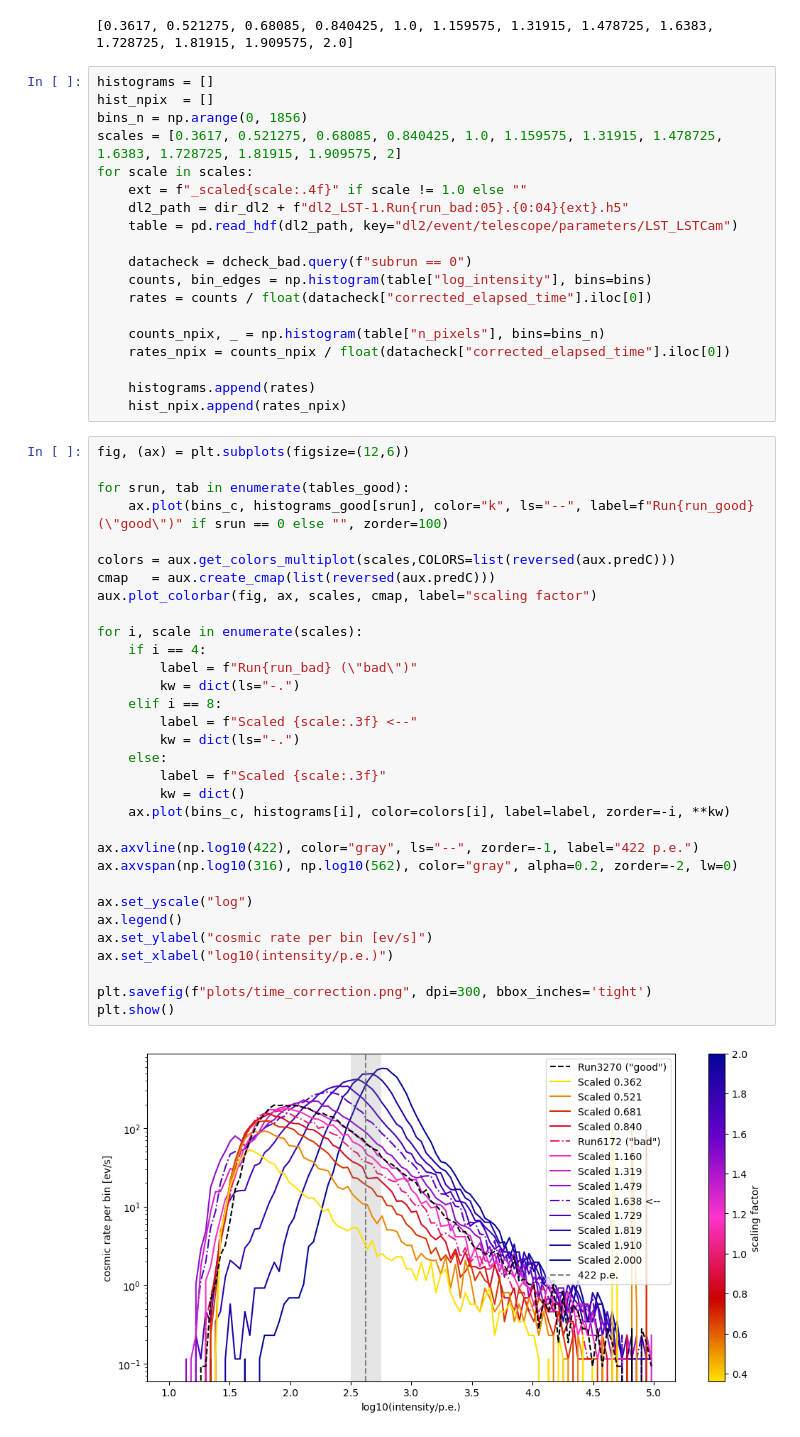
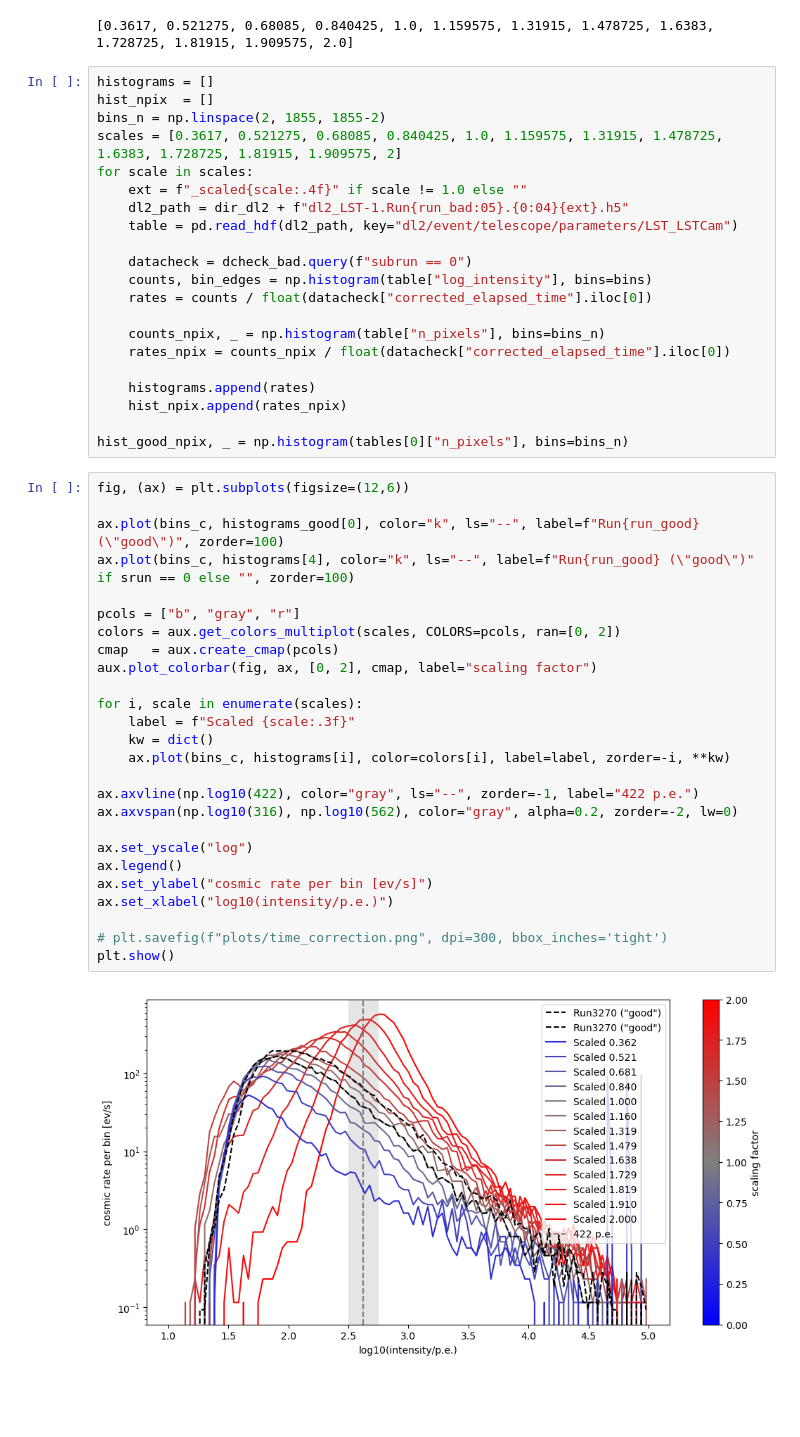
Before and after one commit to juanjq/cosmic_ray_data_correction, a Jupyter notebook: dl2_production/read_default.ipynb, the cells around one changed output. Drawn from its saved outputs; the diff is of its cells as text; blank space fills up the shorter version.

```diff
--- a/dl2_production/read_default.ipynb
+++ b/dl2_production/read_default.ipynb
@@ -149,7 +149,7 @@ print([*np.linspace(1-0.6383, 1, 5)[:-1], *np.linspace(1, 1.6383, 5),*np.linspac
 # %%
 histograms = []
 hist_npix  = []
-bins_n = np.arange(0, 1856)
+bins_n = np.linspace(2, 1855, 1855-2)
 scales = [0.3617, 0.521275, 0.68085, 0.840425, 1.0, 1.159575, 1.31915, 1.478725, 1.6383, 1.728725, 1.81915, 1.909575, 2]
 for scale in scales:
     ext = f"_scaled{scale:.4f}" if scale != 1.0 else ""
@@ -165,37 +165,33 @@ for scale in scales:
 
     histograms.append(rates)
     hist_npix.append(rates_npix)
+
+hist_good_npix, _ = np.histogram(tables[0]["n_pixels"], bins=bins_n)
 # %%
 fig, (ax) = plt.subplots(figsize=(12,6))
 
-for srun, tab in enumerate(tables_good):
-    ax.plot(bins_c, histograms_good[srun], color="k", ls="--", label=f"Run{run_good} (\"good\")" if srun == 0 else "", zorder=100)
+ax.plot(bins_c, histograms_good[0], color="k", ls="--", label=f"Run{run_good} (\"good\")", zorder=100)
+ax.plot(bins_c, histograms[4], color="k", ls="--", label=f"Run{run_good} (\"good\")" if srun == 0 else "", zorder=100)
 
-colors = aux.get_colors_multiplot(scales,COLORS=list(reversed(aux.predC)))
-cmap   = aux.create_cmap(list(reversed(aux.predC)))
-aux.plot_colorbar(fig, ax, scales, cmap, label="scaling factor")
+pcols = ["b", "gray", "r"]
+colors = aux.get_colors_multiplot(scales, COLORS=pcols, ran=[0, 2])
+cmap   = aux.create_cmap(pcols)
+aux.plot_colorbar(fig, ax, [0, 2], cmap, label="scaling factor")
 
 for i, scale in enumerate(scales):
-    if i == 4:
-        label = f"Run{run_bad} (\"bad\")"
-        kw = dict(ls="-.")
-    elif i == 8:
-        label = f"Scaled {scale:.3f} <--"
-        kw = dict(ls="-.")
-    else:
-        label = f"Scaled {scale:.3f}"
-        kw = dict()
+    label = f"Scaled {scale:.3f}"
+    kw = dict()
     ax.plot(bins_c, histograms[i], color=colors[i], label=label, zorder=-i, **kw)
 
 ax.axvline(np.log10(422), color="gray", ls="--", zorder=-1, label="422 p.e.")
 ax.axvspan(np.log10(316), np.log10(562), color="gray", alpha=0.2, zorder=-2, lw=0)
 
 ax.set_yscale("log")
 ax.legend()
 ax.set_ylabel("cosmic rate per bin [ev/s]")
 ax.set_xlabel("log10(intensity/p.e.)")
 
-plt.savefig(f"plots/time_correction.png", dpi=300, bbox_inches='tight')
+# plt.savefig(f"plots/time_correction.png", dpi=300, bbox_inches='tight')
 plt.show()
 # %% [output]
-[figure, old version]
+[figure, new version]
```
Also changed, not shown: parts of 15 cells of this notebook, 2 other files.
